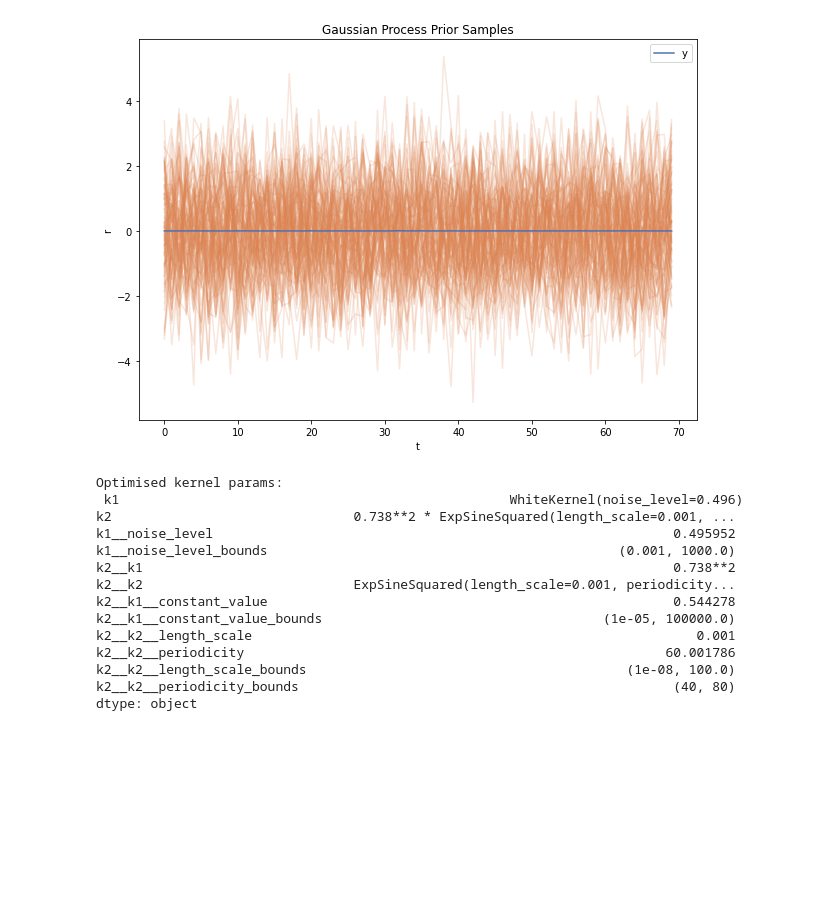
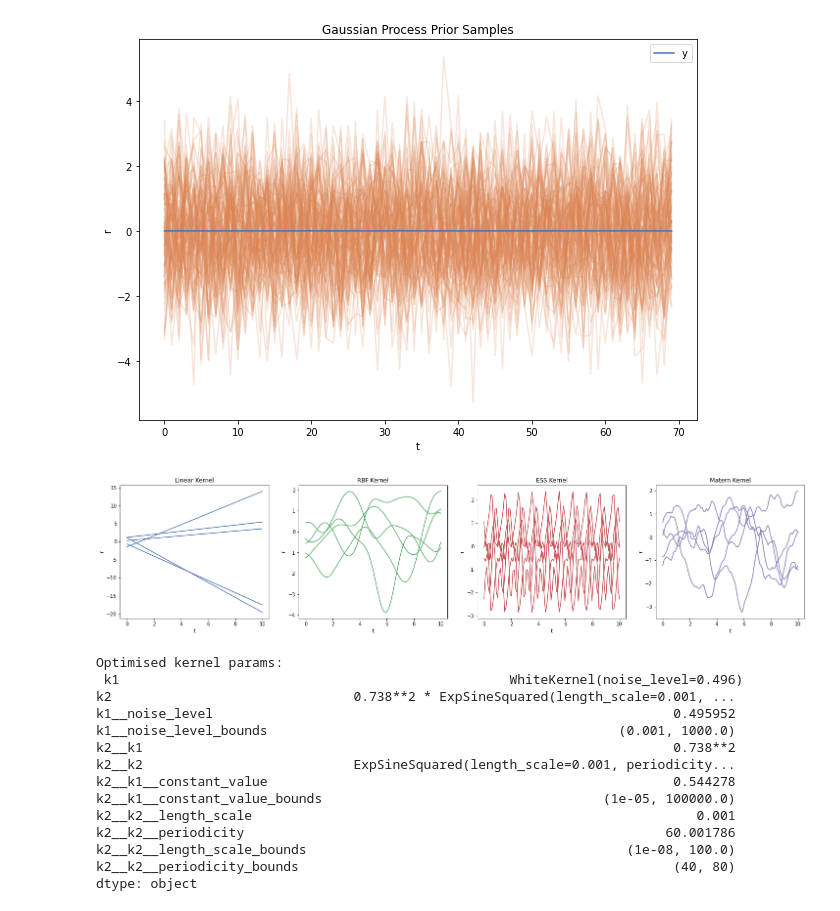
Before and after one commit to gittmp/GPR-for-financial-series, a Jupyter notebook: gaussian_process.ipynb, the cells around one changed output. Saved outputs shown, nothing was run; the diff lists cells and outputs as text; code cells hidden in the pictures; blank space fills up the shorter version.

```diff
--- a/gaussian_process.ipynb
+++ b/gaussian_process.ipynb
@@ -334,6 +334,59 @@ plt.savefig(path + 'gp-prior-distribution.png')
 plt.show()
 # %% [output]
 [figure]
+# %%
+# Linear kernel
+gp_linear = GaussianProcessRegressor(
+    kernel=DotProduct()
+)
+
+# RBF kernel
+gp_rbf = GaussianProcessRegressor(
+    kernel=RBF()
+)
+
+# Exponential Sine Squared kernel
+gp_ess = GaussianProcessRegressor(
+    kernel=ExpSineSquared()
+)
+
+# Matern kernel
+gp_matern = GaussianProcessRegressor(
+    kernel=Matern()
+)
+
+# plot a variety of random kernel functions from each type of kernel
+n_samples = 5
+fig, ax = plt.subplots(1, 4, figsize=(25, 5))
+
+x_plot = np.linspace(0, 10, 100)
+x_space = x_plot.reshape(x_plot.shape[0], 1)
+
+prior_samples_linear = gp_linear.sample_y(X=x_space, n_samples=n_samples)
+prior_samples_rbf = gp_rbf.sample_y(X=x_space, n_samples=n_samples)
+prior_samples_ess = gp_ess.sample_y(X=x_space, n_samples=n_samples)
+prior_samples_matern = gp_matern.sample_y(X=x_space, n_samples=n_samples)
+
+for i in range(n_samples):
+    sns.lineplot(x=x_plot, y=prior_samples_linear[:, i], color=sns.color_palette(palette='deep')[0], ax=ax[0])
+ax[0].set(title='Linear Kernel', xlabel='t', ylabel='r')
+
+for i in range(n_samples):
+    sns.lineplot(x=x_plot, y=prior_samples_rbf[:, i], color=sns.color_palette(palette='deep')[2], ax=ax[1])
+ax[1].set(title='RBF Kernel', xlabel='t', ylabel='r')
+
+for i in range(n_samples):
+    sns.lineplot(x=x_plot, y=prior_samples_ess[:, i], color=sns.color_palette(palette='deep')[3], ax=ax[2])
+ax[2].set(title='ESS Kernel', xlabel='t', ylabel='r')
+
+for i in range(n_samples):
+    sns.lineplot(x=x_plot, y=prior_samples_matern[:, i], color=sns.color_palette(palette='deep')[4], ax=ax[3])
+ax[3].set(title='Matern Kernel', xlabel='t', ylabel='r')
+
+plt.savefig(path + 'many-kernels.png')
+plt.show()
+# %% [output]
+[figure, added]
 # %%
 # tune model hyperparameters through MLE
 gp.fit(X_train, y_train)
```
Also changed, not shown: parts of 2 cells of this notebook.
